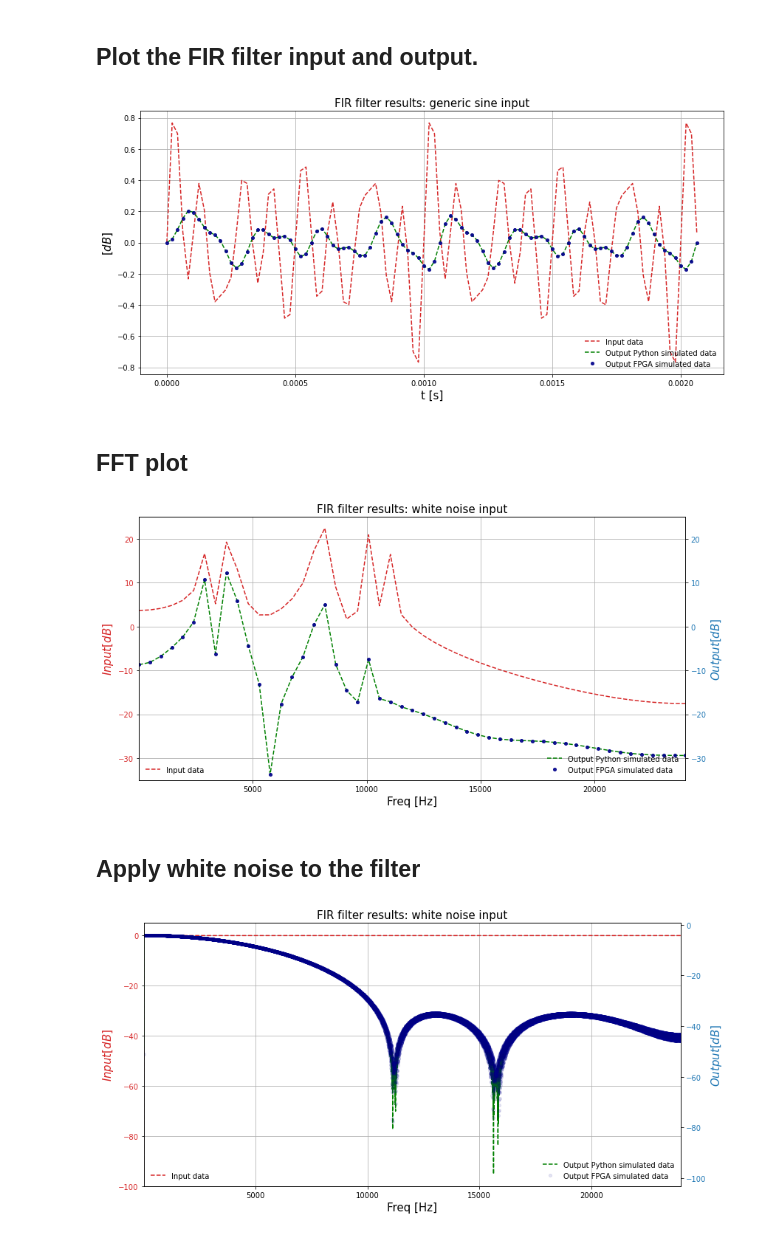
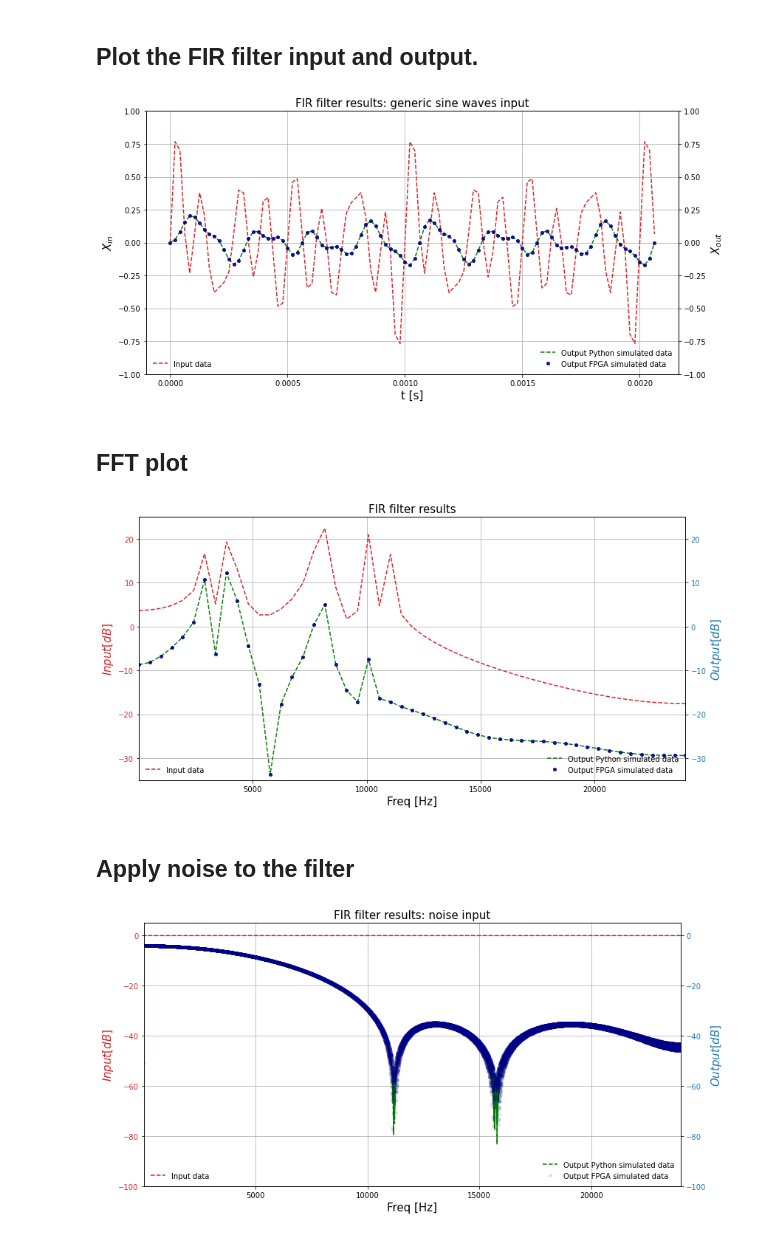
Before and after one commit to Gabriele-bot/MAPD_LAB, a Jupyter notebook: FIR_project/notebook/FIR_filter_ARTY.ipynb, the cells around one changed output. Drawn from its saved outputs; the diff is of its cells as text; code cells hidden in the pictures.

```diff
--- a/FIR_project/notebook/FIR_filter_ARTY.ipynb
+++ b/FIR_project/notebook/FIR_filter_ARTY.ipynb
@@ -57,28 +57,32 @@ filtered_x_FPGA = np.loadtxt("in_out_file/output_file_fir.txt")/2**23
 # %%
 color = 'tab:red'
 fig, ax1 = plt.subplots(figsize=(12,6))
-ax1.set_ylabel('$[dB]$', fontsize=15)
+ax1.set_ylabel('$X_{in}$', fontsize=15)
 ax1.set_xlabel('t [s]', fontsize=15)
 line1 = ax1.plot(t, x,
                  '--', markersize=1, color=color, label='Input data')
 #ax1.set_ylim(5, 24000)
-ax1.set_title('FIR filter results: generic sine input', fontsize=15)
+ax1.set_title('FIR filter results: generic sine waves input', fontsize=15)
 ax1.legend(loc='lower left', frameon=False)
 ax1.grid(True)
+ax1.set_ylim(-1, 1)
 
+ax2 = ax1.twinx()
 
 color = 'tab:blue'
-line2 = ax1.plot(t, filtered_x,
+ax2.set_ylabel('$X_{out}$', fontsize=15)
+line2 = ax2.plot(t, filtered_x,
                  '--', markersize=1, color='green', label='Output Python simulated data')
-line3 = ax1.plot(t, filtered_x_FPGA[:,0],
+line3 = ax2.plot(t, filtered_x_FPGA[:,0],
                  'o', markersize=4, color='darkblue', alpha=0.9, label='Output FPGA simulated data')
-ax1.legend(loc='lower right', frameon=False)
+ax2.legend(loc='lower right', frameon=False)
+ax2.set_ylim(-1, 1)
 
 fig.tight_layout()
-#plt.savefig('plots/fft_plot.pdf')
+plt.savefig('plots/FIR_out.pdf')
 plt.show()
 # %% [output]
-[figure, old version]
+[figure, new version]
 # %% [markdown]
 ## FFT plot
 # %%
@@ -97,7 +101,7 @@ line1 = ax1.plot(freq_dom, 20*np.log10(np.abs(fft_unf)),
                  '--', markersize=1, color=color, label='Input data')
 ax1.tick_params(axis='y', labelcolor=color)
 #ax1.set_ylim(5, 24000)
-ax1.set_title('FIR filter results: white noise input', fontsize=15)
+ax1.set_title('FIR filter results', fontsize=15)
 ax1.legend(loc='lower left', frameon=False)
 ax1.set_xlim(5,24000)
 ax1.set_ylim(-35,25)
@@ -119,9 +123,9 @@ fig.tight_layout()
 #plt.savefig('plots/fft_plot.pdf')
 plt.show()
 # %% [output]
-[figure, old version]
+[figure, new version]
 # %% [markdown]
-## Apply white noise to the filter
+## Apply noise to the filter
 # %%
 x_wn = band_limited_noise(5, 24000, 48000, 48000)
 filtered_x_wn = lfilter(taps, 1.0, x_wn)
@@ -147,7 +151,7 @@ line1 = ax1.plot(freq_dom, 20*np.log10(np.abs(fft_unf)),
                  '--', markersize=1, color=color, label='Input data')
 ax1.tick_params(axis='y', labelcolor=color)
 #ax1.set_ylim(5, 24000)
-ax1.set_title('FIR filter results: white noise input', fontsize=15)
+ax1.set_title('FIR filter results: noise input', fontsize=15)
 ax1.legend(loc='lower left', frameon=False)
 ax1.set_xlim(5,24000)
 ax1.set_ylim(-100,5)
@@ -163,12 +167,13 @@ line3 = ax2.plot(freq_dom, 20*np.log10(np.abs(fft_fil_FPGA)),
                  'o', markersize=4, color='darkblue', alpha=0.1, label='Output FPGA simulated data')
 ax2.tick_params(axis='y', labelcolor=color)
 ax2.legend(loc='lower right', frameon=False)
+ax2.set_ylim(-100,5)
 
 fig.tight_layout()
 plt.savefig('plots/fft_plot.pdf')
 plt.show()
 # %% [output]
-[figure, old version]
+[figure, new version]
 # %%
 color = 'tab:red'
 fig, ax1 = plt.subplots(figsize=(12,6))
```
Also changed, not shown: parts of 1 cell of this notebook, 6 other files.
